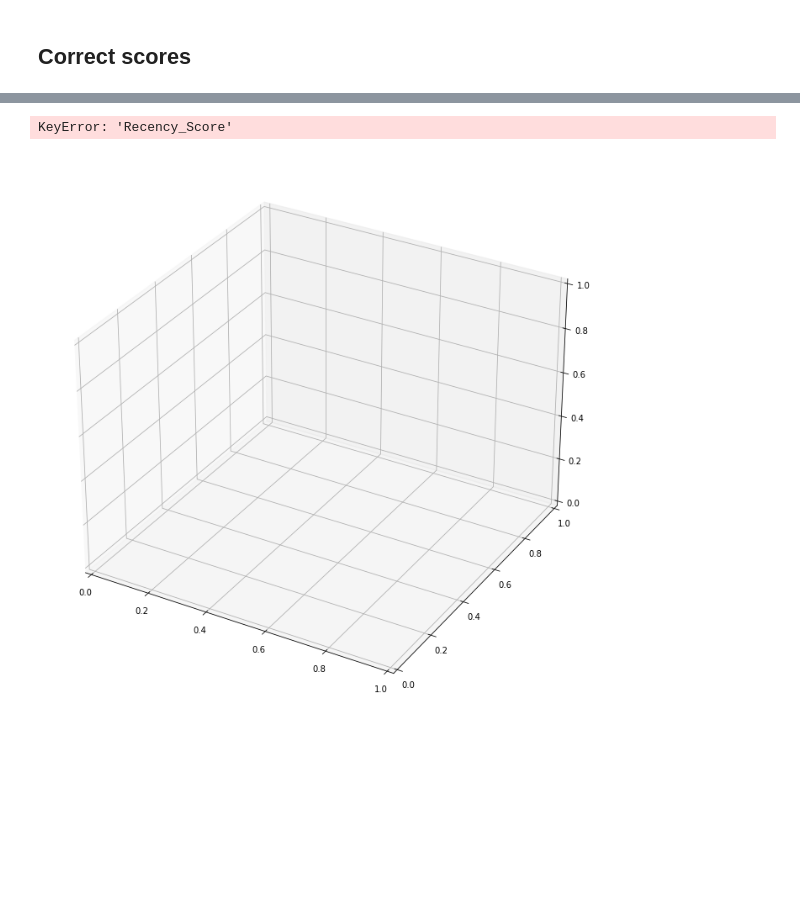
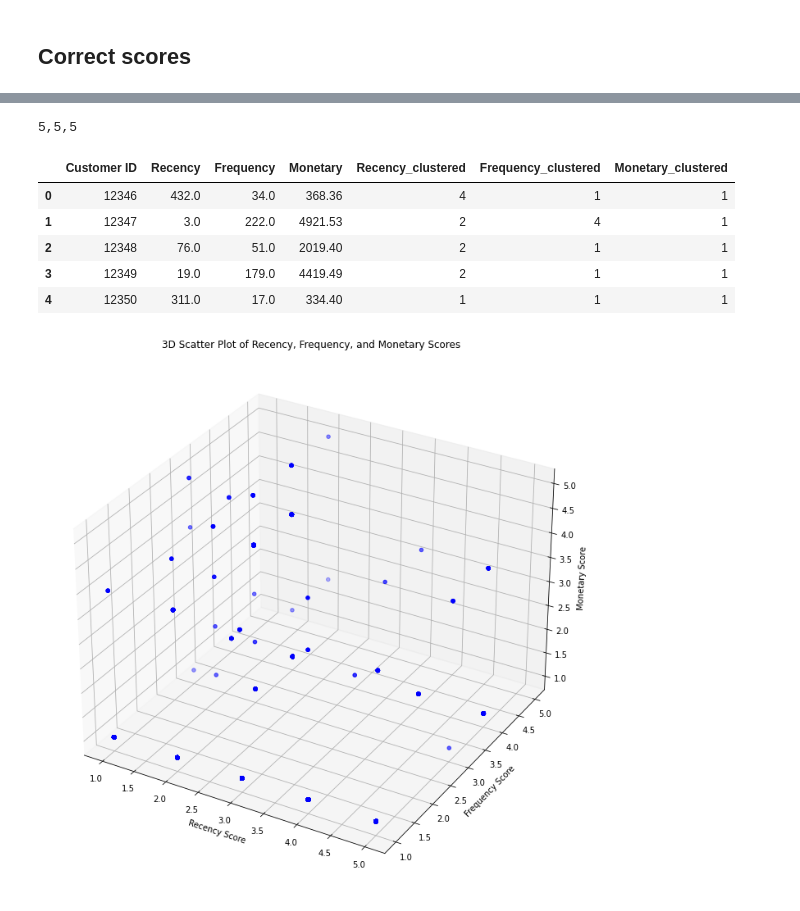
Before and after one commit to ArgyroMp/msc-thesis, a Jupyter notebook: Notebooks/02.rfm_dataset.ipynb, the cells around one changed output, grey strips where cells are left out. Drawn from its saved outputs; the diff is of its cells as text; code cells hidden in the pictures; blank space fills up the shorter version.

Commit message:
produces RFM scores dataset via kmeans in python

```diff
--- a/Notebooks/02.rfm_dataset.ipynb
+++ b/Notebooks/02.rfm_dataset.ipynb
@@ -302,11 +284,12 @@ r2_map = r2["Frequency"].argsort()+1
 r2_map = r2_map*10
 
 for i in range(len(r2_map)):
-    r2.loc[r2['Frequency_clustered'] == i+1, 'Frequency_clustered'] = r2_map[i]
+    r2['Frequency_clustered'].replace(i+1, r2_map[i], inplace=True)
 
 
-for i in range(len(r2_map)):
-    r2.loc[r2['Frequency_clustered'] == 10*(i+1), 'Frequency_clustered'] = i+1
+for j in range(len(r2_map)):
+    r2['Frequency_clustered'].replace(10*(j+1),j+1, inplace=True)
+
 
 # observe correct mapping
 r2.head()
@@ -322,12 +305,11 @@ r3_map = r3["Monetary"].argsort()+1
 r3_map = r3_map*10
 
 for i in range(len(r3_map)):
-    r3.loc[r3['Monetary_clustered'] == i+1, 'Monetary_clustered'] = r3_map[i]
+    r3['Monetary_clustered'].replace(i+1, r3_map[i], inplace=True)
 
 
-for i in range(len(r3_map)):
-    # replace all values with their proper ones
-    r3.loc[r3['Monetary_clustered'] == 10*(i+1), 'Monetary_clustered'] = i+1
+for j in range(len(r3_map)):
+    r3['Monetary_clustered'].replace(10*(j+1),j+1, inplace=True)
 
 # observe correct mapping
 r3.head()
@@ -343,2 +332,24 @@ rfmdata_clustered = rfm2.to_csv(r'C:\Users\argyr\OneDrive\Υπολογιστής
+# %%
+print("%d,%d,%d" % (rfm2["Recency_clustered"].nunique(),rfm2["Frequency_clustered"].nunique(),rfm2["Monetary_clustered"].nunique()))
+# %% [output]
+5,5,5
 # %%
-# rfm2 = ...
+rfm3 = rfm2.copy()
+for i in range(len(r3_map)):
+    rfm3['Recency_clustered'].replace(i+1,   10*r1["Recency_clustered"][i],   inplace=True)
+    rfm3['Frequency_clustered'].replace(i+1, 10*r2["Frequency_clustered"][i], inplace=True)
+    rfm3['Monetary_clustered'].replace(i+1,  10*r3["Monetary_clustered"][i],  inplace=True)
+# %%
+for i in range(len(r3_map)):
+    rfm3['Recency_clustered'].replace(10*(i+1),   r1["Recency_clustered"][i],   inplace=True)
+    rfm3['Frequency_clustered'].replace(10*(i+1), r2["Frequency_clustered"][i], inplace=True)
+    rfm3['Monetary_clustered'].replace(10*(i+1),  r3["Monetary_clustered"][i],  inplace=True)
+# %%
+rfm3.head()
+# %% [output]
+|  | Customer ID | Recency | Frequency | Monetary | Recency_clustered | Frequency_clustered | Monetary_clustered |
+| 0 | 12346 | 432.0 | 34.0 | 368.36 | 4 | 1 | 1 |
+| 1 | 12347 | 3.0 | 222.0 | 4921.53 | 2 | 4 | 1 |
+| 2 | 12348 | 76.0 | 51.0 | 2019.40 | 2 | 1 | 1 |
+| 3 | 12349 | 19.0 | 179.0 | 4419.49 | 2 | 1 | 1 |
+| 4 | 12350 | 311.0 | 17.0 | 334.40 | 1 | 1 | 1 |
@@ -345,21 +358,20 @@ rfmdata_clustered = rfm2.to_csv(r'C:\Users\argyr\OneDrive\Υπολογιστής
 # %%
 from mpl_toolkits.mplot3d import Axes3D
 
 fig = plt.figure(figsize=(15, 12))
 ax = fig.add_subplot(111, projection='3d')
 
 # Scatter plot
-ax.scatter(rfm2['Recency_Score'], rfm2['Frequency_Score'], rfm2['Monetary_Score'], c='b', marker='o')
+ax.scatter(rfm3['Recency_clustered'], rfm3['Frequency_clustered'], rfm3['Monetary_clustered'], c='b', marker='o')
 
 # Set labels
 ax.set_xlabel('Recency Score')
 ax.set_ylabel('Frequency Score')
 ax.set_zlabel('Monetary Score')
 
 # Set title
 ax.set_title('3D Scatter Plot of Recency, Frequency, and Monetary Scores')
 
 plt.show()
 # %% [output]
-KeyError: 'Recency_Score'
-[figure, old version]
+[figure, new version]
```
Also changed, not shown: parts of 16 cells of this notebook.
